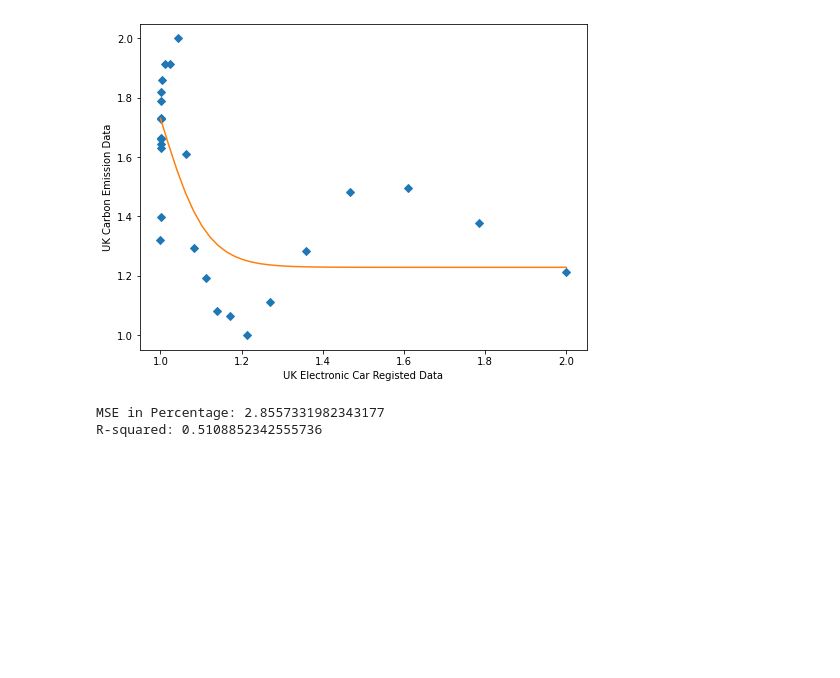
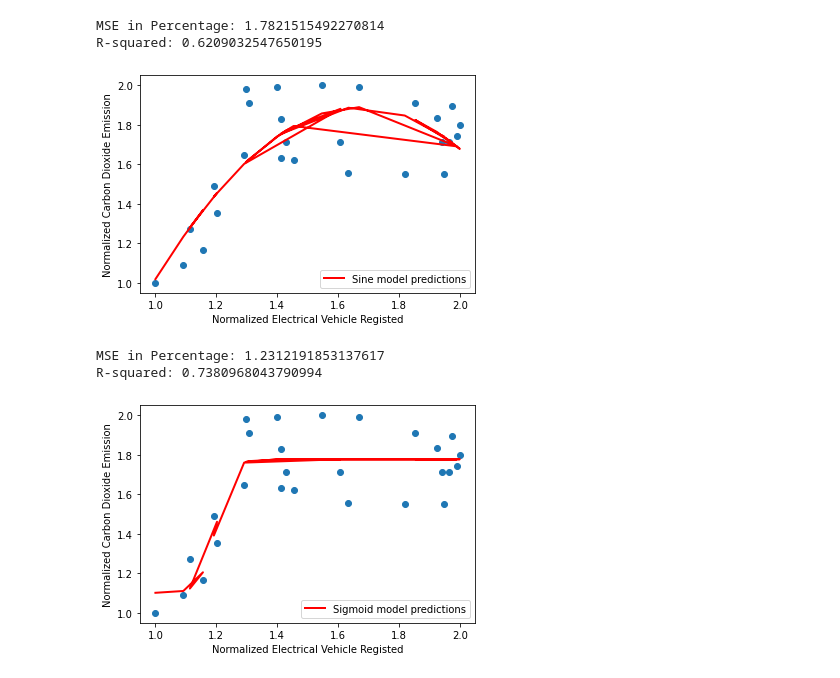
Before and after one commit to IsaacJohnEvans/EV_affect_on_emissions, a Jupyter notebook: Linear_regression_correlation_study_eric.ipynb, the cells around one changed output. Saved outputs shown, nothing was run; the diff lists cells and outputs as text; code cells hidden in the pictures; blank space fills up the shorter version.

```diff
--- a/Linear_regression_correlation_study_eric.ipynb
+++ b/Linear_regression_correlation_study_eric.ipynb
@@ -144 +127,16 @@ def Rsqaured_test(predictions,true):
+# %%
+# A order 2 polynomial function.
+def x2_function(x, offset, rate_of_change):
+    y = offset + rate_of_change * (np.square(x))
+    return y
+
+# Sigmoid Function developed from similar example used in Biology to investigate population growth.
+def sigmoid_function(x, offset, averageY, rate_of_change, time_max):
+    y = offset + (averageY - offset) / (1 + np.exp(-rate_of_change*(x-time_max)))
+    return y
+
+# Sine Function to test if there is a repeating trend;
+def sine_function(x, vertical_offset, horizontal_offset, multipler):
+    y = vertical_offset + multipler*(np.sin(x+horizontal_offset))
+    return y
 # %%
@@ -237,15 +274,34 @@ R-squared: 0.7063471208067422
-# %%
-# generate initial parameter values
-uk_geneticParameters = generate_Initial_Parameters(uk_E_car_dat_t,uk_emission_by_veh_t)
-# curve fit the test data
-uk_fittedParameters, pcov = curve_fit(func, uk_E_car_dat_t, uk_emission_by_veh_t, uk_geneticParameters)
-ModelAndScatterPlot(uk_fittedParameters,8, 6,uk_E_car_dat_t,uk_emission_by_veh_t,'UK Electronic Car Registed','UK Carbon Emission')
-UK_predictions = func(uk_E_car_dat_t, *uk_fittedParameters)
-UKMSPE = mean_squared_percentage_error(uk_emission_by_veh_t,UK_predictions) # Root Mean Squared Error, RMSE
-UK_Rsquared = Rsqaured_test(UK_predictions,uk_emission_by_veh_t)
-print('MSE in Percentage:', UKMSPE)
-print('R-squared:', UK_Rsquared)
-# %% [output]
-[figure, removed]
-MSE in Percentage: 2.8557331982343177
-R-squared: 0.5108852342555736
+# %%
+# Fit the function to the data.
+usa_sin_model_prameters = sine_model(xx,yy)
+# Build the model further by adjusting the paramters to data points
+usa_sin_curve, pcov = curve_fit(sine_function, xx, yy, usa_sin_model_prameters)
+# Make predictions
+usa_sin_predictions = sine_function(xx, *usa_sin_curve)
+##########################################################
+plot_predictons(xx,yy,usa_sin_predictions,'Sine model')
+USASIN_MSPE = mean_squared_percentage_error(yy,usa_sin_predictions) # Root Mean Squared Error, RMSE
+USASIN_Rsquared = Rsqaured_test(usa_sin_predictions,yy)
+print('MSE in Percentage:', USASIN_MSPE)
+print('R-squared:', USASIN_Rsquared)
+# %% [output]
+MSE in Percentage: 1.7821515492270814
+R-squared: 0.6209032547650195
+[figure, added]
+# %%
+# Fit the function to the data.
+usa_sigmoid_parameters = sigmoid_model(xx,yy)
+# Build the model further by adjusting the paramters to data points
+usa_sigmoid_curve, pcov = curve_fit(sigmoid_function, xx, yy, usa_sigmoid_parameters)
+# Make predictions
+usa_sig_predictions = func(xx, *usa_sigmoid_curve)
+##########################################################
+plot_predictons(xx,yy,usa_sig_predictions,'Sigmoid model')
+USASig_MSPE = mean_squared_percentage_error(yy,usa_sig_predictions) # Root Mean Squared Error, RMSE
+USASig_Rsquared = Rsqaured_test(usa_sig_predictions,yy)
+print('MSE in Percentage:', USASig_MSPE)
+print('R-squared:', USASig_Rsquared)
+# %% [output]
+MSE in Percentage: 1.2312191853137617
+R-squared: 0.7380968043790994
+[figure, added]
```
Also changed, not shown: parts of 13 cells of this notebook.
